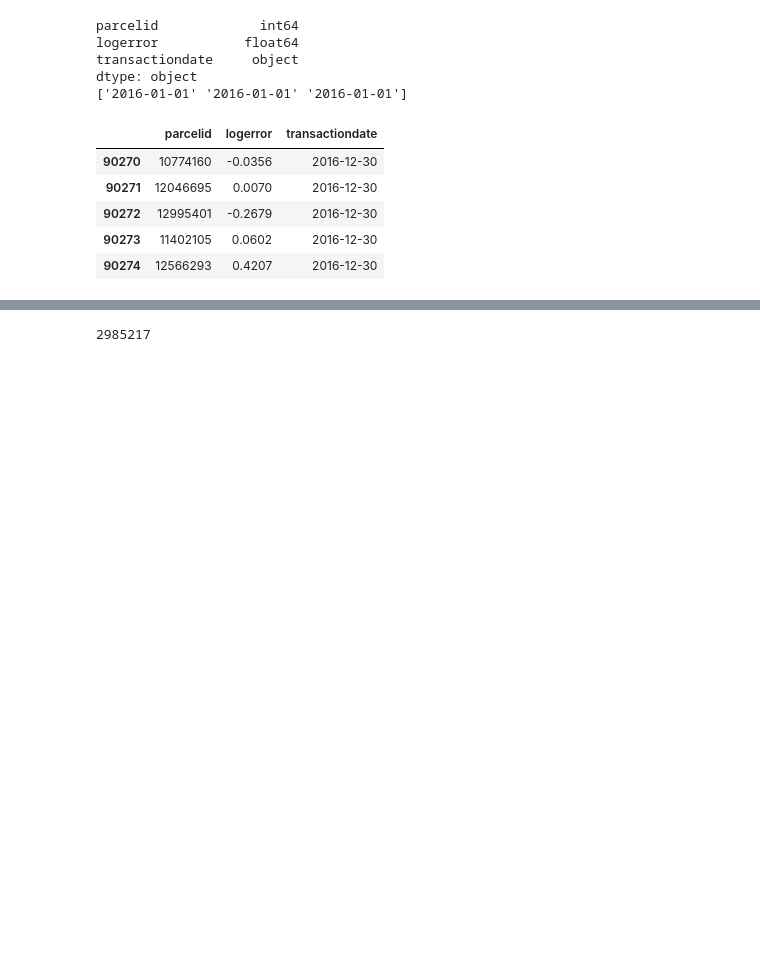
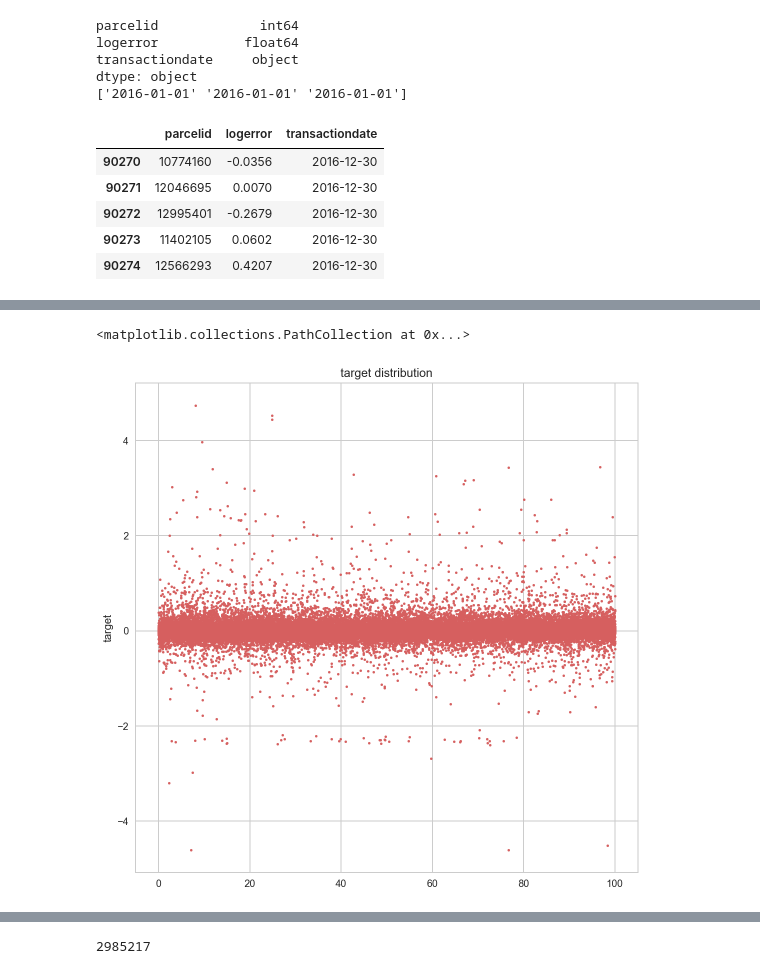
Before and after one commit to minus31/Zillow_Home_Value_Prediction, a Jupyter notebook: notebooks/EDA.ipynb, the cells around one changed output, grey strips where cells are left out. Saved outputs shown, nothing was run; the diff lists cells and outputs as text; code cells hidden in the pictures; blank space fills up the shorter version.

```diff
--- a/notebooks/EDA.ipynb
+++ b/notebooks/EDA.ipynb
@@ -31,0 +140,8 @@ train_17.tail()
+# %%
+plt.figure(figsize=(9, 9))
+plt.title("target distribution")
+plt.ylabel("target")
+plt.scatter(np.linspace(0, 100, len(train_16)), train_16.logerror,c='r', s=5)
+# %% [output]
+<matplotlib.collections.PathCollection at 0x...>
+[figure, added]
```
Also changed, not shown: parts of 25 cells of this notebook.
